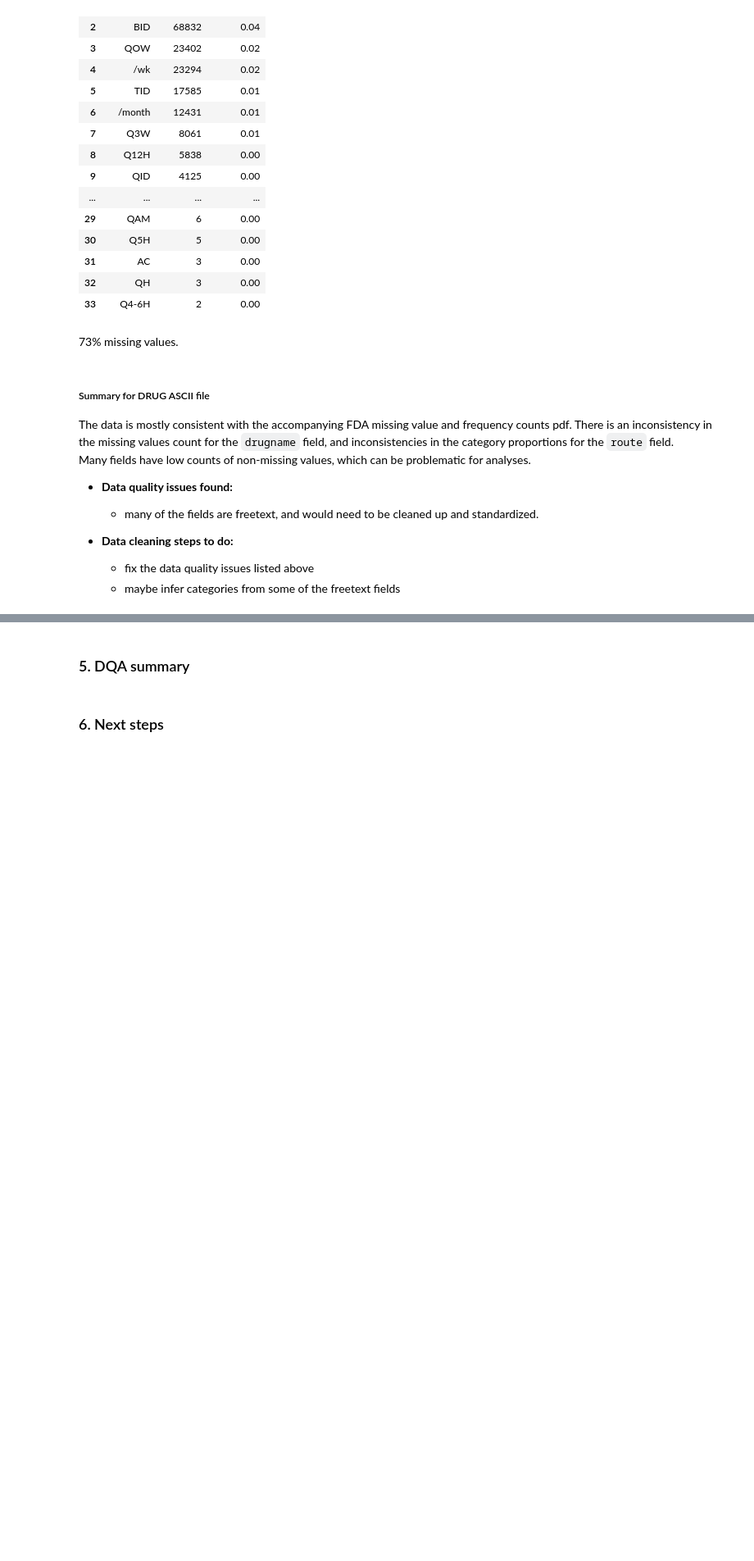
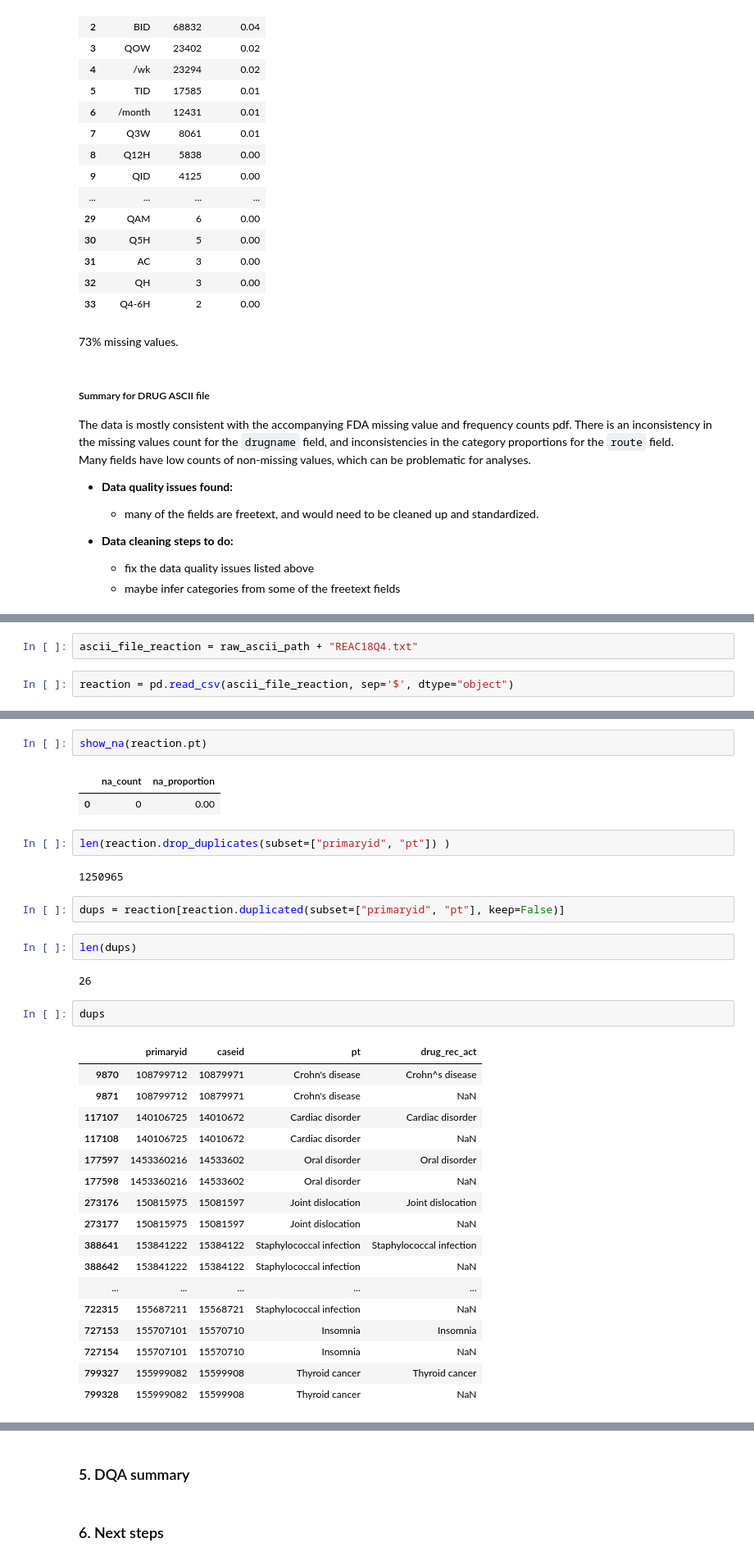
Before and after one commit to 33eyes/FAERS_graph, a Jupyter notebook: data_quality_analysis.ipynb, the cells around one changed output, grey strips where cells are left out. Shown: that part at 82% size. Cells and saved outputs as stored; diff of their text form; blank space fills up the shorter version.

Commit message:
Finished REACTION file DQA.

```diff
--- a/data_quality_analysis.ipynb
+++ b/data_quality_analysis.ipynb
@@ -2203,0 +2225,4 @@ Many fields have low counts of non-missing values, which can be problematic for
+# %%
+ascii_file_reaction = raw_ascii_path + "REAC18Q4.txt"
+# %%
+reaction = pd.read_csv(ascii_file_reaction, sep='$', dtype="object")
@@ -2203,0 +2346,35 @@ Many fields have low counts of non-missing values, which can be problematic for
+# %%
+show_na(reaction.pt)
+# %% [output]
+|  | na_count | na_proportion |
+| 0 | 0 | 0.00 |
+# %%
+len(reaction.drop_duplicates(subset=["primaryid", "pt"]) )
+# %% [output]
+1250965
+# %%
+dups = reaction[reaction.duplicated(subset=["primaryid", "pt"], keep=False)]
+# %%
+len(dups)
+# %% [output]
+26
+# %%
+dups
+# %% [output]
+|  | primaryid | caseid | pt | drug_rec_act |
+| 9870 | 108799712 | 10879971 | Crohn's disease | Crohn^s disease |
+| 9871 | 108799712 | 10879971 | Crohn's disease | NaN |
+| 117107 | 140106725 | 14010672 | Cardiac disorder | Cardiac disorder |
+| 117108 | 140106725 | 14010672 | Cardiac disorder | NaN |
+| 177597 | 1453360216 | 14533602 | Oral disorder | Oral disorder |
+| 177598 | 1453360216 | 14533602 | Oral disorder | NaN |
+| 273176 | 150815975 | 15081597 | Joint dislocation | Joint dislocation |
+| 273177 | 150815975 | 15081597 | Joint dislocation | NaN |
+| 388641 | 153841222 | 15384122 | Staphylococcal infection | Staphylococcal infection |
+| 388642 | 153841222 | 15384122 | Staphylococcal infection | NaN |
+| ... | ... | ... | ... | ... |
+| 722315 | 155687211 | 15568721 | Staphylococcal infection | NaN |
+| 727153 | 155707101 | 15570710 | Insomnia | Insomnia |
+| 727154 | 155707101 | 15570710 | Insomnia | NaN |
+| 799327 | 155999082 | 15599908 | Thyroid cancer | Thyroid cancer |
+| 799328 | 155999082 | 15599908 | Thyroid cancer | NaN |
```
Also changed, not shown: parts of 31 cells of this notebook.
